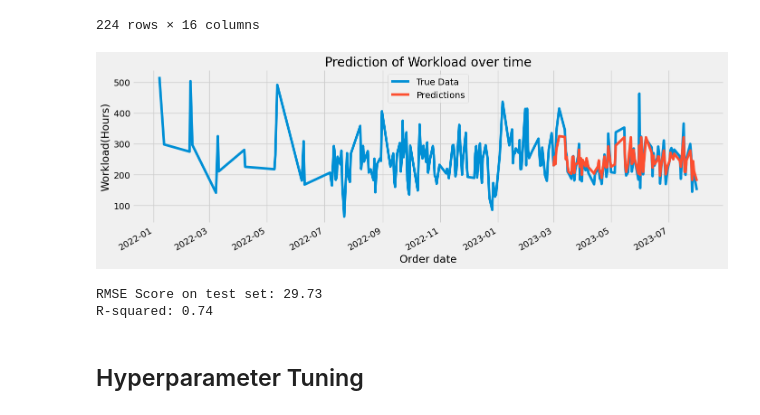
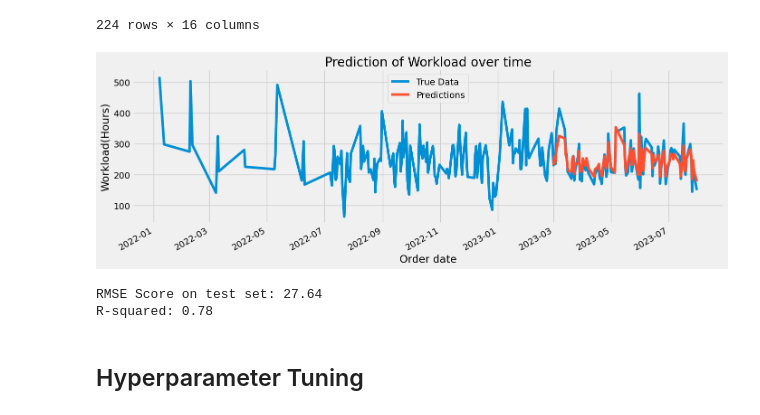
Before and after one commit to HarveyMariya/DataScience_UHasselt, a Jupyter notebook: Python_Scripts/Data_Science_Project/EDA_Outbound_data.ipynb, the cells around one changed output. Cells and saved outputs as stored; diff of their text form; code cells hidden in the pictures.

```diff
--- a/Python_Scripts/Data_Science_Project/EDA_Outbound_data.ipynb
+++ b/Python_Scripts/Data_Science_Project/EDA_Outbound_data.ipynb
@@ -585,7 +587,7 @@ test1 = new_feature_data.loc[new_feature_data.index >= '2023-03-01']
 # %%
 # Further split
 
-FEATURES = ['Month','Week','T_Nb_of_pallets', 'Nb_of_colli', 'Number_of_orders', 'Order_frequency_high', 'Order_frequency_low', 'Order_frequency_medium']
+FEATURES = ['Month','Week','T_Nb_of_pallets', 'Nb_of_colli','Total_Nb_Pallet', 'Number_of_orders', 'Order_frequency_high', 'Order_frequency_low', 'Order_frequency_medium']
 TARGET = 'Time(hrs)'
 
 X_train1 = train1[FEATURES]
@@ -683,16 +686,16 @@ new_feature_data_pred
 # %%
 # Plot the prediction
 
 ax1 = new_feature_data_pred[['Time(hrs)']].plot(figsize=(15,5))
 new_feature_data_pred['prediction'].plot(ax=ax1, style='-')
 plt.legend(['True Data', 'Predictions'])
-ax.set_title('Raw Data and Prediction')
+ax1.set_title('Raw Data and Prediction')
 plt.xlabel('Order date')
 plt.ylabel('Workload(Hours)')
 plt.title('Prediction of Workload over time')
 plt.show()
 # %% [output]
-[figure, old version]
+[figure, new version]
 # %%
 # Evaluate the new model
 
@@ -702,8 +705,8 @@ print(f'RMSE Score on test set: {score:0.2f}')
 r2 = r2_score(test1['Time(hrs)'], test1['prediction'])
 print(f'R-squared: {r2:.2f}')
 # %% [output]
-RMSE Score on test set: 29.73
-R-squared: 0.74
+RMSE Score on test set: 27.64
+R-squared: 0.78
 # %% [markdown]
 ## Hyperparameter Tuning
 # %%
```
Also changed, not shown: parts of 7 cells of this notebook, 4 other files.
